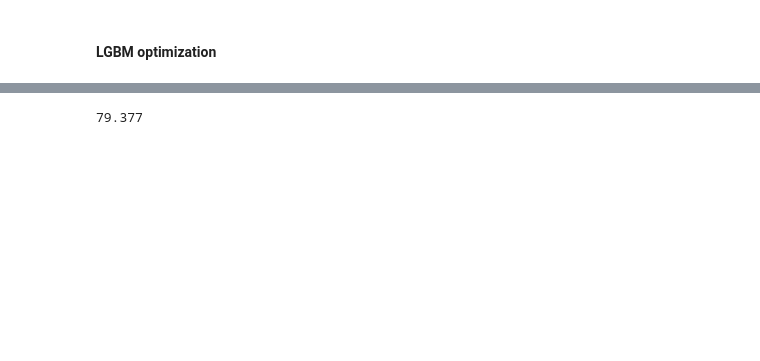
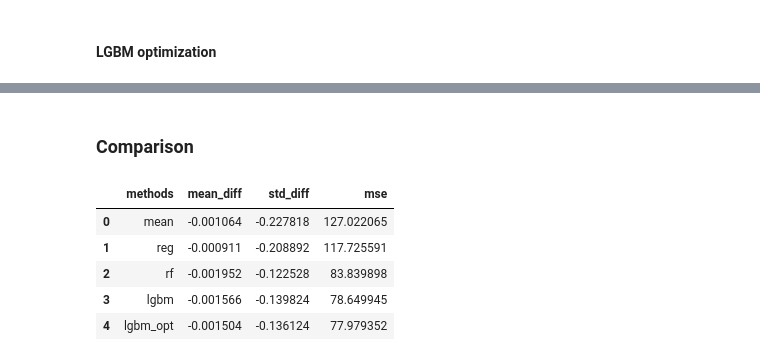
Before and after one commit to fohy24/missing-value-imputation, a Jupyter notebook: analysis.ipynb, the cells around one changed output, grey strips where cells are left out. Drawn from its saved outputs; the diff is of its cells as text; code cells hidden in the pictures; blank space fills up the shorter version.

```diff
--- a/analysis.ipynb
+++ b/analysis.ipynb
@@ -692,7 +616,5 @@ Change in std = -13.661%
 # %%
-mse_lgbm_opt_imputed = mean_squared_error(
+lgbm_opt_imp_mse = mean_squared_error(
     df_cc[target_column], df_lgbm_imp_opt[target_column])
-
-print(round(mse_lgbm_opt_imputed, 3))
-# %% [output]
-79.377
+# %% [markdown]
+### Comparison
@@ -698,0 +633,9 @@ print(round(mse_lgbm_opt_imputed, 3))
+# %%
+results
+# %% [output]
+|  | methods | mean_diff | std_diff | mse |
+| 0 | mean | -0.001064 | -0.227818 | 127.022065 |
+| 1 | reg | -0.000911 | -0.208892 | 117.725591 |
+| 2 | rf | -0.001952 | -0.122528 | 83.839898 |
+| 3 | lgbm | -0.001566 | -0.139824 | 78.649945 |
+| 4 | lgbm_opt | -0.001504 | -0.136124 | 77.979352 |
```
Also changed, not shown: parts of 47 cells of this notebook.
